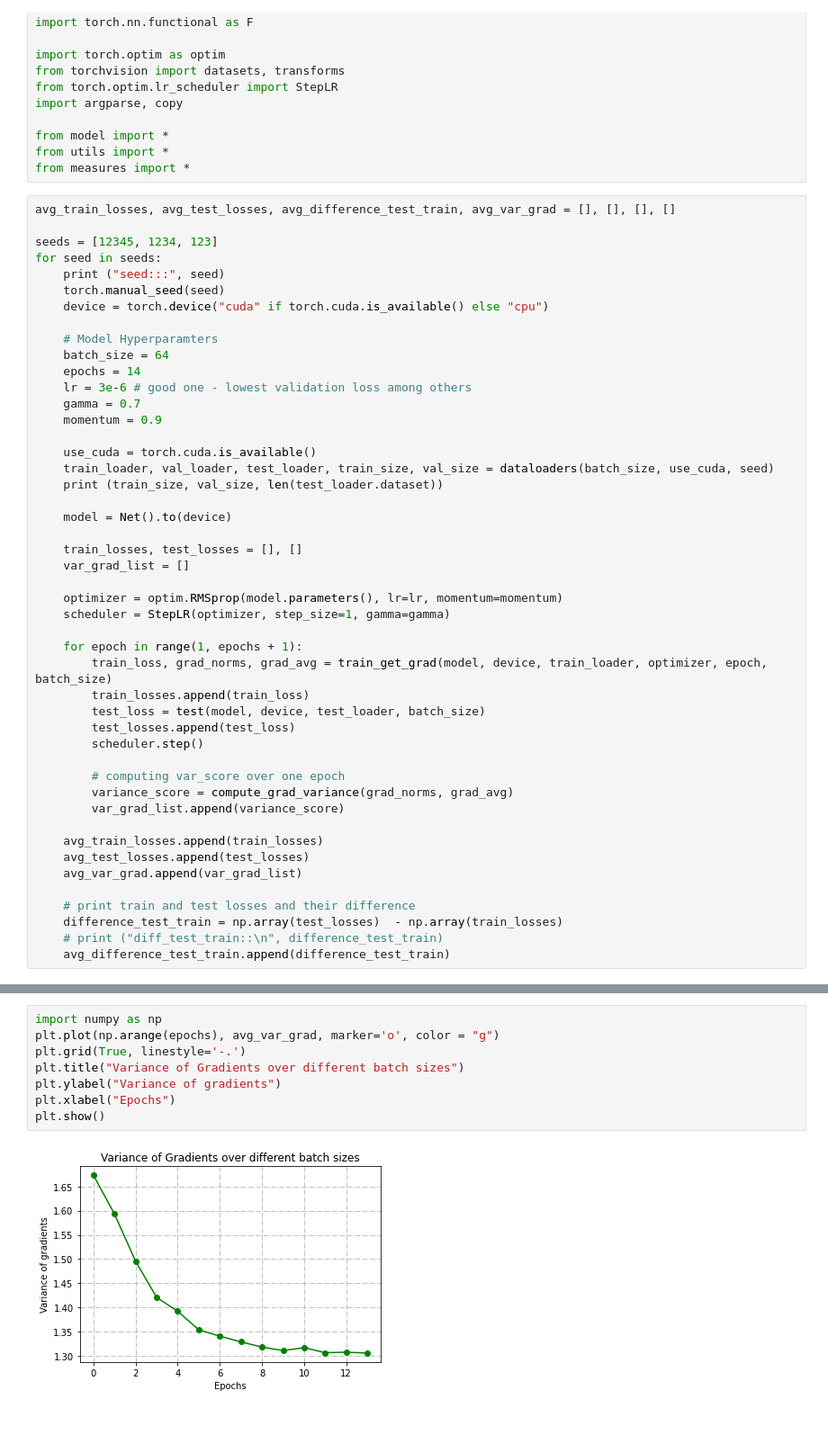
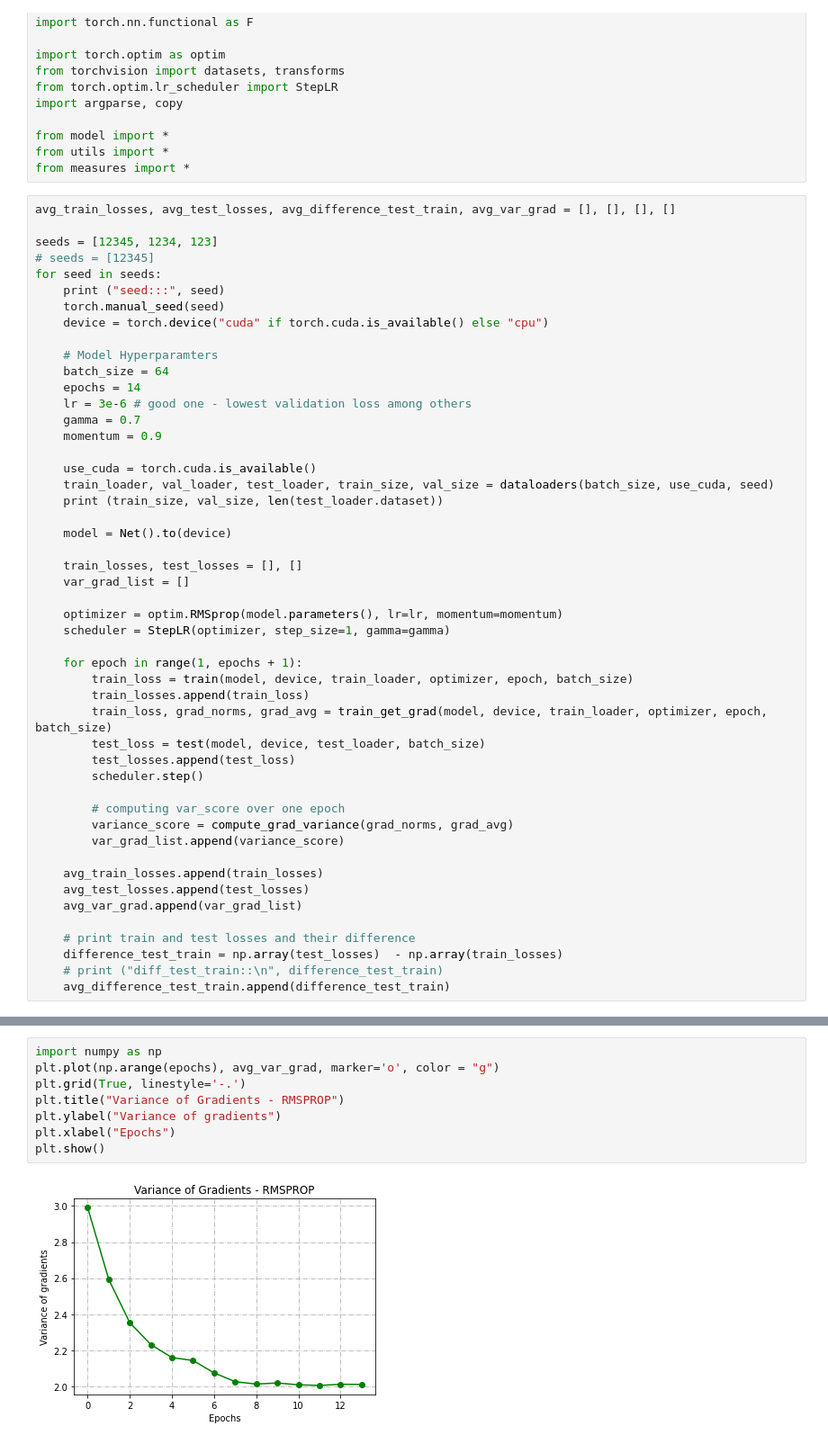
Before and after one commit to manjot4/OptML_Project, a Jupyter notebook: avg_rms_var_of_grad.ipynb, the cells around one changed output, grey strips where cells are left out. Shown at 90% size. Saved outputs shown, nothing was run; the diff lists cells and outputs as text.

```diff
--- a/avg_rms_var_of_grad.ipynb
+++ b/avg_rms_var_of_grad.ipynb
@@ -34,6 +34,7 @@ from measures import *
 avg_train_losses, avg_test_losses, avg_difference_test_train, avg_var_grad = [], [], [], []
 
 seeds = [12345, 1234, 123]
+# seeds = [12345]
 for seed in seeds:
     print ("seed:::", seed)
     torch.manual_seed(seed)
@@ -59,8 +60,9 @@ for seed in seeds:
     scheduler = StepLR(optimizer, step_size=1, gamma=gamma)
 
     for epoch in range(1, epochs + 1):
+        train_loss = train(model, device, train_loader, optimizer, epoch, batch_size)
+        train_losses.append(train_loss)
         train_loss, grad_norms, grad_avg = train_get_grad(model, device, train_loader, optimizer, epoch, batch_size)
-        train_losses.append(train_loss)
         test_loss = test(model, device, test_loader, batch_size)
         test_losses.append(test_loss)
         scheduler.step()
@@ -137,10 +138,10 @@ avg_var_gard::
 # %%
 import numpy as np
 plt.plot(np.arange(epochs), avg_var_grad, marker='o', color = "g")
 plt.grid(True, linestyle='-.')
-plt.title("Variance of Gradients over different batch sizes")
+plt.title("Variance of Gradients - RMSPROP")
 plt.ylabel("Variance of gradients")
 plt.xlabel("Epochs")
 plt.show()
 # %% [output]
-[figure, old version]
+[figure, new version]
```
Also changed, not shown: parts of 6 cells of this notebook, 2 other files.
